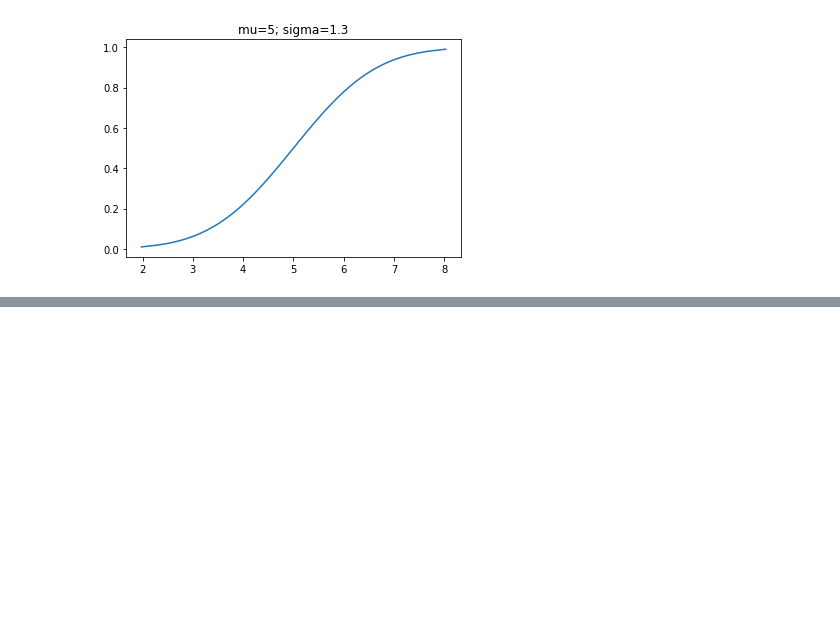
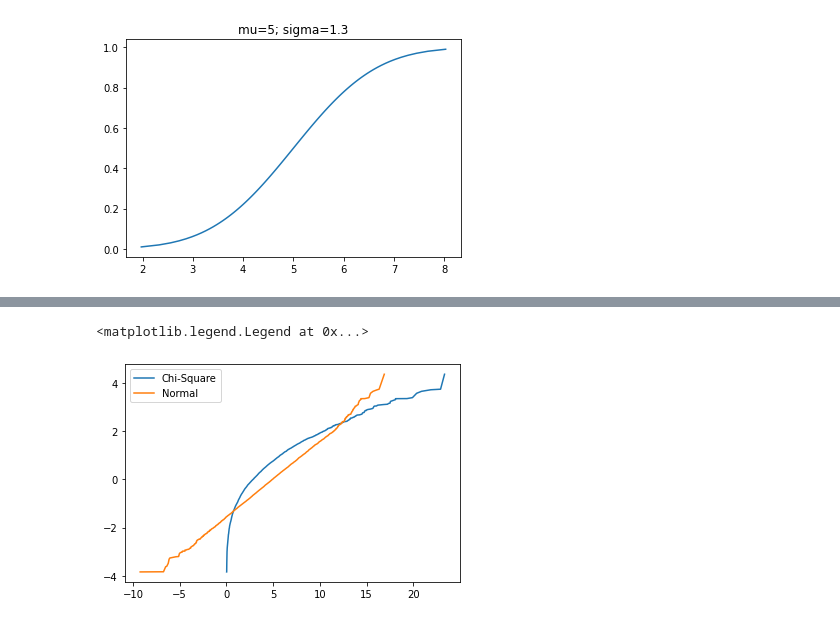
Before and after one commit to felipesveiga/Think-Stats, a Jupyter notebook: Chapter 5/think_stats5.ipynb, the cells around one changed output, grey strips where cells are left out. Cells and saved outputs as stored; diff of their text form; code cells hidden in the pictures; blank space fills up the shorter version.

```diff
--- a/Chapter 5/think_stats5.ipynb
+++ b/Chapter 5/think_stats5.ipynb
@@ -61,0 +86,13 @@ Text(0.5, 1.0, 'mu=5; sigma=1.3')
+# %%
+# Vamos aplicar esse procedimento em dados aleatórios.
+chi = sorted(np.random.chisquare(3.5, size=10000))
+std = sorted(np.random.normal(size=10000))
+normal = sorted(np.random.normal(loc=5, scale=3.2, size=10000))
+
+# Observe que o gráfico montado com a Chi-Quare não gera uma reta, enquanto que o da Normal sim.
+plt.plot(chi, std, label='Chi-Square')
+plt.plot(normal, std, label='Normal')
+plt.legend()
+# %% [output]
+<matplotlib.legend.Legend at 0x...>
+[figure, added]
```
Also changed, not shown: parts of 5 cells of this notebook.
